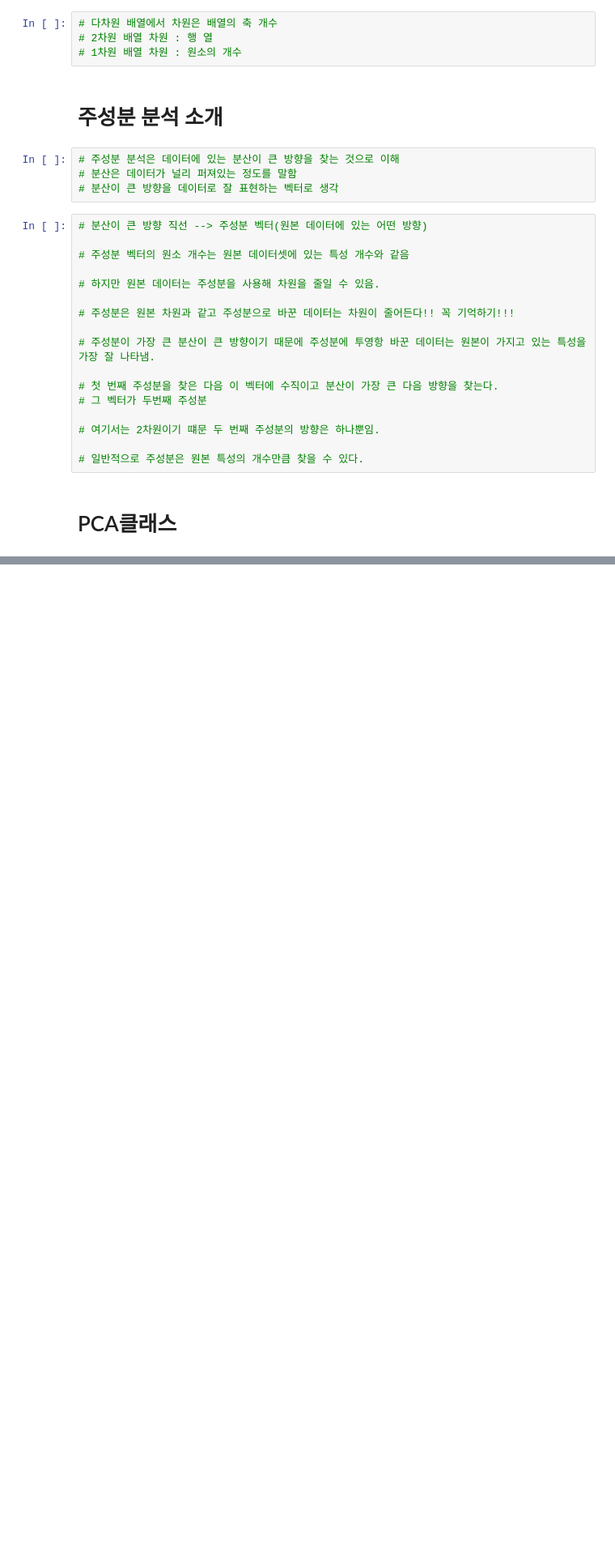
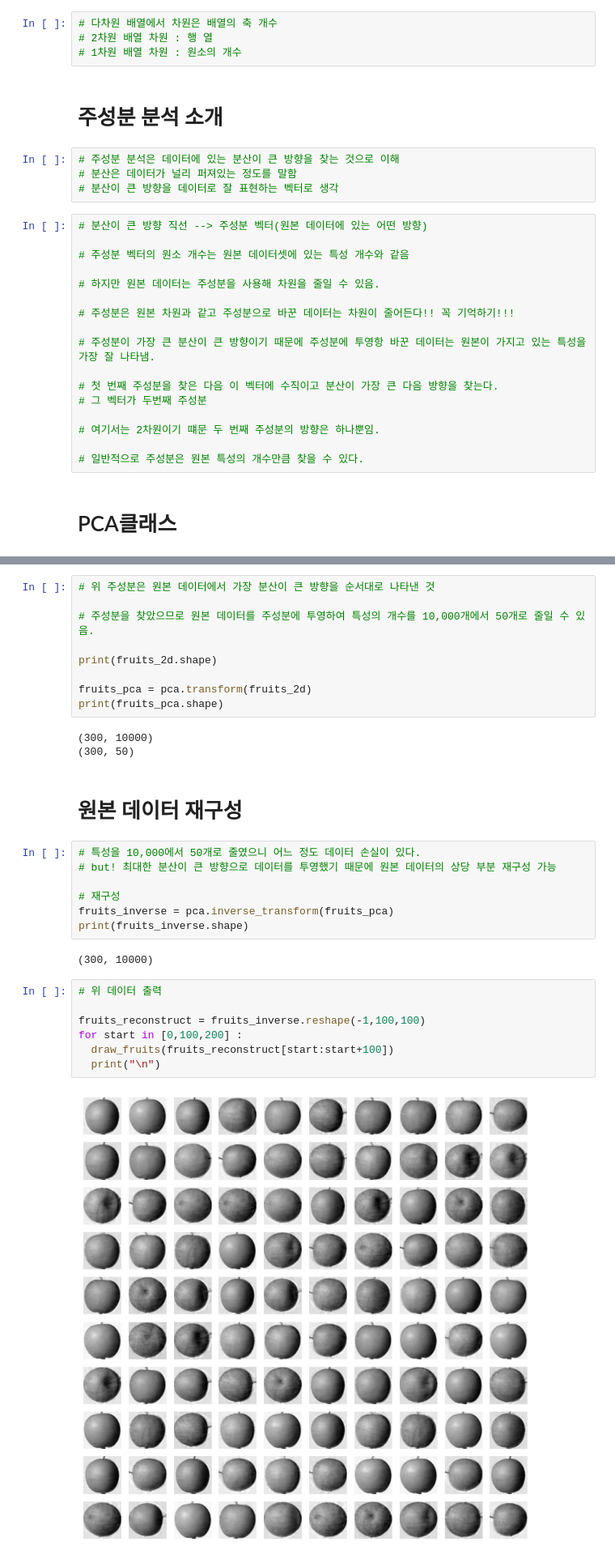
Before and after one commit to jxxngho/HG_MLDL, a Jupyter notebook: 06_3_Principal_Component_Analysis.ipynb, the cells around one changed output, grey strips where cells are left out. Shown at 81% size. Drawn from its saved outputs; the diff is of its cells as text; blank space fills up the shorter version.

```diff
--- a/06_3_Principal_Component_Analysis.ipynb
+++ b/06_3_Principal_Component_Analysis.ipynb
@@ -79,0 +105,32 @@ print(pca.components_.shape)
+# %%
+# 위 주성분은 원본 데이터에서 가장 분산이 큰 방향을 순서대로 나타낸 것
+
+# 주성분을 찾았으므로 원본 데이터를 주성분에 투영하여 특성의 개수를 10,000개에서 50개로 줄일 수 있음.
+
+print(fruits_2d.shape)
+
+fruits_pca = pca.transform(fruits_2d)
+print(fruits_pca.shape)
+# %% [output]
+(300, 10000)
+(300, 50)
+# %% [markdown]
+# 원본 데이터 재구성
+# %%
+# 특성을 10,000에서 50개로 줄였으니 어느 정도 데이터 손실이 있다.
+# but! 최대한 분산이 큰 방향으로 데이터를 투영했기 때문에 원본 데이터의 상당 부분 재구성 가능
+
+# 재구성
+fruits_inverse = pca.inverse_transform(fruits_pca)
+print(fruits_inverse.shape)
+# %% [output]
+(300, 10000)
+# %%
+# 위 데이터 출력
+
+fruits_reconstruct = fruits_inverse.reshape(-1,100,100)
+for start in [0,100,200] :
+  draw_fruits(fruits_reconstruct[start:start+100])
+  print("\n")
+# %% [output]
+[figure, added]
```
Also changed, not shown: parts of 21 cells of this notebook.
